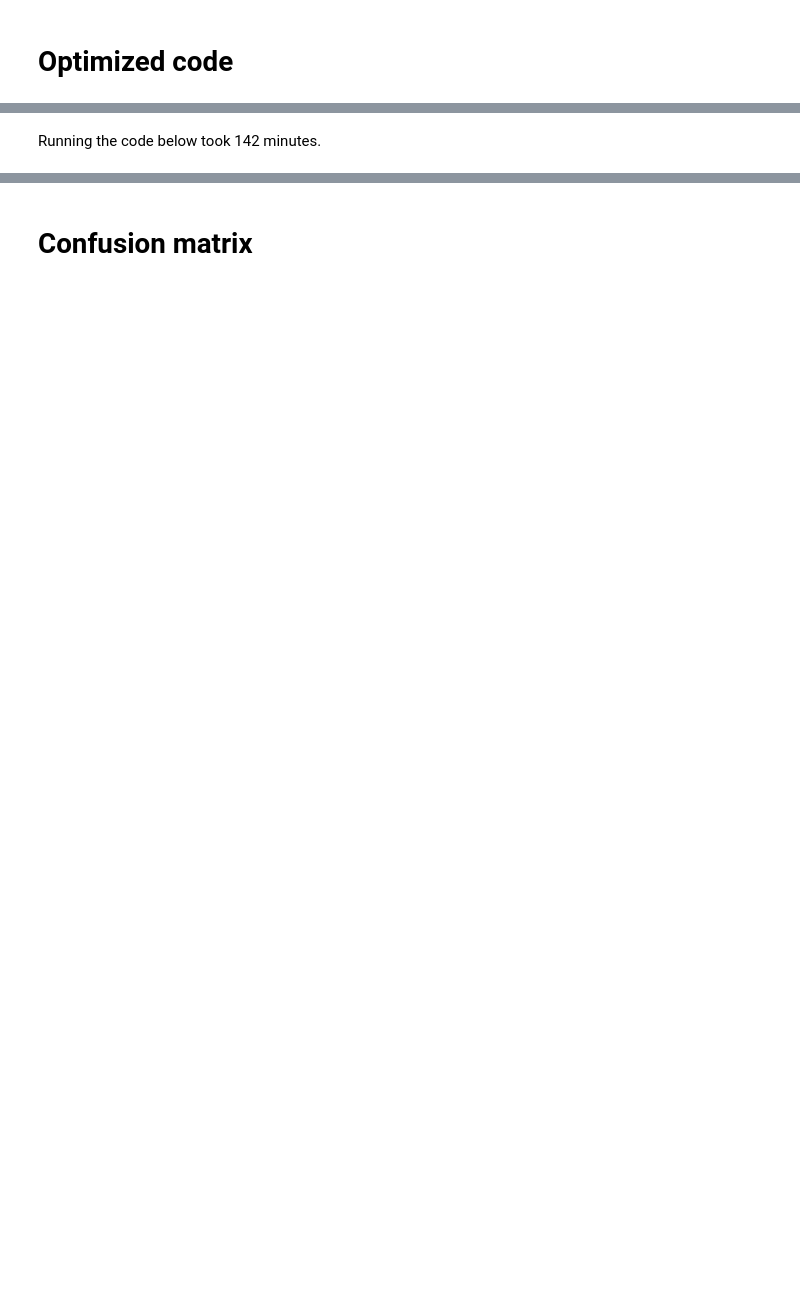
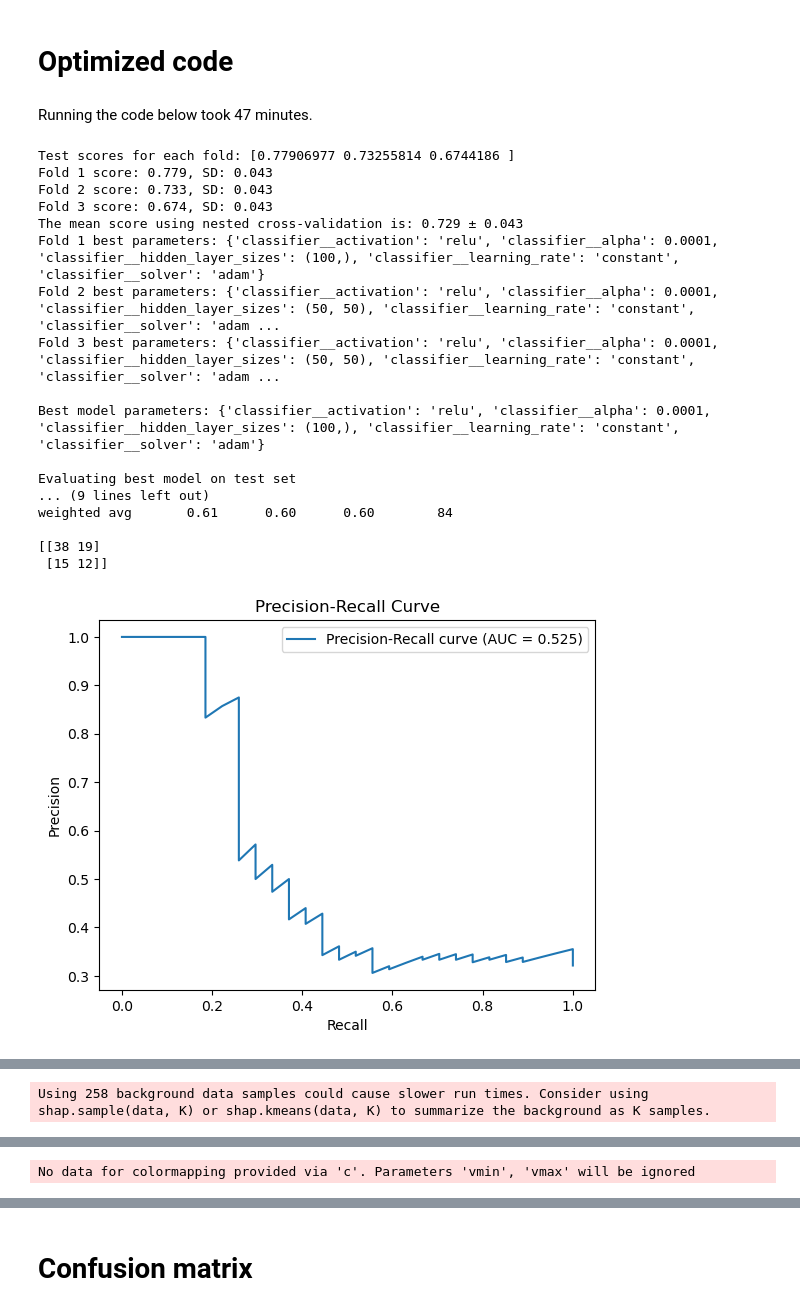
Before and after one commit to DionneSpaltman/predicting_VVR, a Jupyter notebook: models/10_only_intensity/14_nn.ipynb, the cells around one changed output, grey strips where cells are left out. Cells and saved outputs as stored; diff of their text form; code cells hidden in the pictures; blank space fills up the shorter version.

```diff
--- a/models/10_only_intensity/14_nn.ipynb
+++ b/models/10_only_intensity/14_nn.ipynb
@@ -41,4 +44,17 @@ import seaborn as sns
+# %% [markdown]
+Running the code below took 47 minutes.
 # %%
+import numpy as np
+import pandas as pd
+from sklearn.model_selection import cross_val_score, KFold, GridSearchCV, cross_validate
+from sklearn.pipeline import Pipeline
+from sklearn.feature_selection import RFE
+from sklearn.tree import DecisionTreeClassifier
+from sklearn.metrics import classification_report, confusion_matrix, precision_recall_curve, auc, roc_curve
+import shap
+import matplotlib.pyplot as plt
+from sklearn.neural_network import MLPClassifier
+
 def build_pipeline():
     """Builds the machine learning pipeline with RFE and MLPClassifier."""
     rfe = RFE(estimator=DecisionTreeClassifier(random_state=0))  # Recursive feature elimination with a decision tree
@@ -53,7 +69,6 @@ def get_param_grid():
         'classifier__solver': ['sgd', 'adam'],  # Solvers for weight optimization
         'classifier__alpha': [0.0001, 0.001],  # L2 penalty (regularization term) parameter
         'classifier__learning_rate': ['constant', 'adaptive'],  # Learning rate schedule
-        'feature_selection__n_features_to_select': [5, 10, 20, 40, 80]  # Number of features to select with RFE
     }
 
 def perform_nested_cv(X, y, random_state=0):
@@ -111,33 +126,79 @@ def plot_curves(y_test, y_proba, y_pred):
     fpr, tpr, _ = roc_curve(y_test, y_proba)
     auc_roc = auc(fpr, tpr)
     plt.figure()
     plt.plot(fpr, tpr, label=f'ROC curve (AUC = {auc_roc:.3f})')
     plt.xlabel('False Positive Rate')
     plt.ylabel('True Positive Rate')
     plt.title('ROC Curve')
     plt.legend(loc='best')
     plt.show()
 
 def evaluate_model(cv_results, X_test, y_test):
     """Evaluates the model on the test set."""
     best_estimator_per_fold = [result.best_estimator_ for result in cv_results['estimator']]  # Get best estimator for each fold
 
     # Evaluate the best model on the test set
     best_model = best_estimator_per_fold[np.argmax(cv_results['test_score'])]  # Select the best model based on test scores
 
     print("\nEvaluating best model on test set")
     y_test_pred = best_model.predict(X_test)  # Predict on the test set
 
     print("\nClassification Report on Test Set:")
     print(classification_report(y_test, y_test_pred))  # Print classification report
-    conf_matrix = confusion_matrix(y_test, y_test_pred)  # Calculate confusion matrix
-    print(conf_matrix)  # Print confusion matrix
+    print(confusion_matrix(y_test, y_test_pred))  # Print confusion matrix
 
     y_test_proba = best_model.predict_proba(X_test)[:, 1]  # Get prediction probabilities
     plot_curves(y_test, y_test_proba, y_test_pred)  # Plot PR and ROC curves
 
     precision, recall, _ = precision_recall_curve(y_test, y_test_proba)
     auc_pr = auc(recall, precision)
     print(f"Test AUC-PR: {auc_pr:.3f}")  # Print AUC-PR score
 
-    return y_test_pred
+    # Extract the names of the selected features
+    feature_selector = best_model.named_steps['feature_selection']
+    selected_features = np.array(X_test.columns)[feature_selector.support_]
+    num_selected_features = len(selected_features)
+
+    print(f"\nNumber of selected features: {num_selected_features}")
+    print(f"Selected feature names: {selected_features}")
+
+    return y_test_pred, best_model, selected_features
+
+# Add SHAP analysis
+def shap_analysis(best_model, X_train, X_test, feature_names):
+    """Performs SHAP analysis on the best model."""
+    # Transform the training and test data
+    X_train_transformed = best_model.named_steps['feature_selection'].transform(X_train)
+    X_test_transformed = best_model.named_steps['feature_selection'].transform(X_test)
+
+    # Create SHAP explainer and calculate SHAP values
+    explainer = shap.KernelExplainer(best_model.named_steps['classifier'].predict, X_train_transformed)
+    shap_values = explainer.shap_values(X_test_transformed)
+
+    # Summarize the effects of all the features
+    shap.summary_plot(shap_values, X_test_transformed, feature_names=feature_names, class_names=["Low VVR group", "High VVR group"])
+
+# Example usage (assuming X_train, y_train, X_test, y_test are already defined):
+feature_names = list(X_test.columns)
+cv_results = perform_nested_cv(X_train, y_train)
+y_test_pred, best_model, selected_features = evaluate_model(cv_results, X_test, y_test)
+shap_analysis(best_model, X_train, X_test, selected_features)
+# %% [output]
+Test scores for each fold: [0.77906977 0.73255814 0.6744186 ]
+Fold 1 score: 0.779, SD: 0.043
+Fold 2 score: 0.733, SD: 0.043
+Fold 3 score: 0.674, SD: 0.043
+The mean score using nested cross-validation is: 0.729 ± 0.043
+Fold 1 best parameters: {'classifier__activation': 'relu', 'classifier__alpha': 0.0001, 'classifier__hidden_layer_sizes': (100,), 'classifier__learning_rate': 'constant', 'classifier__solver': 'adam'}
+Fold 2 best parameters: {'classifier__activation': 'relu', 'classifier__alpha': 0.0001, 'classifier__hidden_layer_sizes': (50, 50), 'classifier__learning_rate': 'constant', 'classifier__solver': 'adam ...
+Fold 3 best parameters: {'classifier__activation': 'relu', 'classifier__alpha': 0.0001, 'classifier__hidden_layer_sizes': (50, 50), 'classifier__learning_rate': 'constant', 'classifier__solver': 'adam ...
+
+Best model parameters: {'classifier__activation': 'relu', 'classifier__alpha': 0.0001, 'classifier__hidden_layer_sizes': (100,), 'classifier__learning_rate': 'constant', 'classifier__solver': 'adam'}
+
+Evaluating best model on test set
+... (9 lines left out)
+weighted avg       0.61      0.60      0.60        84
+
+[[38 19]
+ [15 12]]
+[figure, added]
@@ -143,0 +206 @@ def evaluate_model(cv_results, X_test, y_test):
+Using 258 background data samples could cause slower run times. Consider using shap.sample(data, K) or shap.kmeans(data, K) to summarize the background as K samples.
@@ -143,0 +227 @@ def evaluate_model(cv_results, X_test, y_test):
+No data for colormapping provided via 'c'. Parameters 'vmin', 'vmax' will be ignored
@@ -144,2 +228,0 @@ def evaluate_model(cv_results, X_test, y_test):
-# %% [markdown]
-Running the code below took 142 minutes.
```
Also changed, not shown: parts of 7 cells of this notebook, 11 other files.
